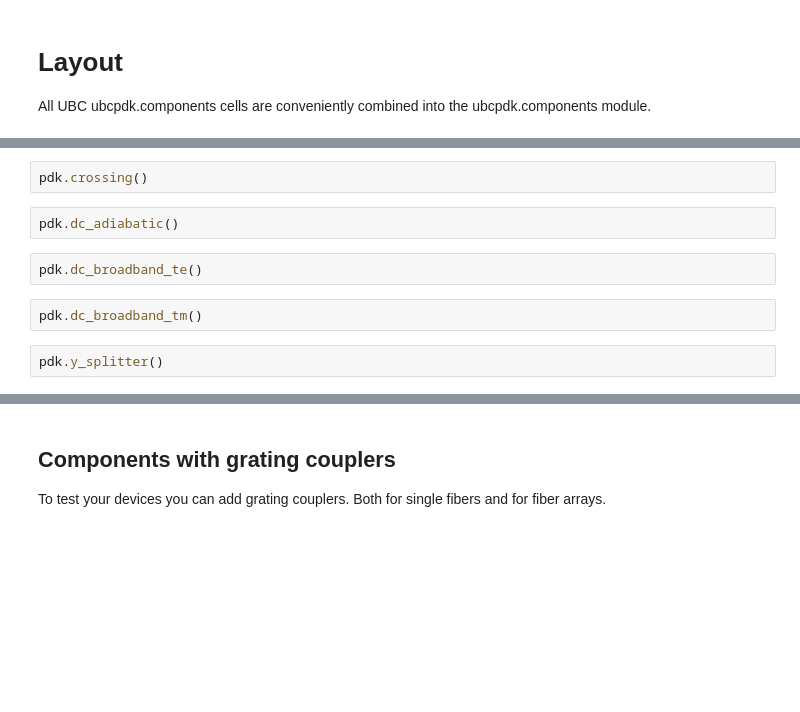
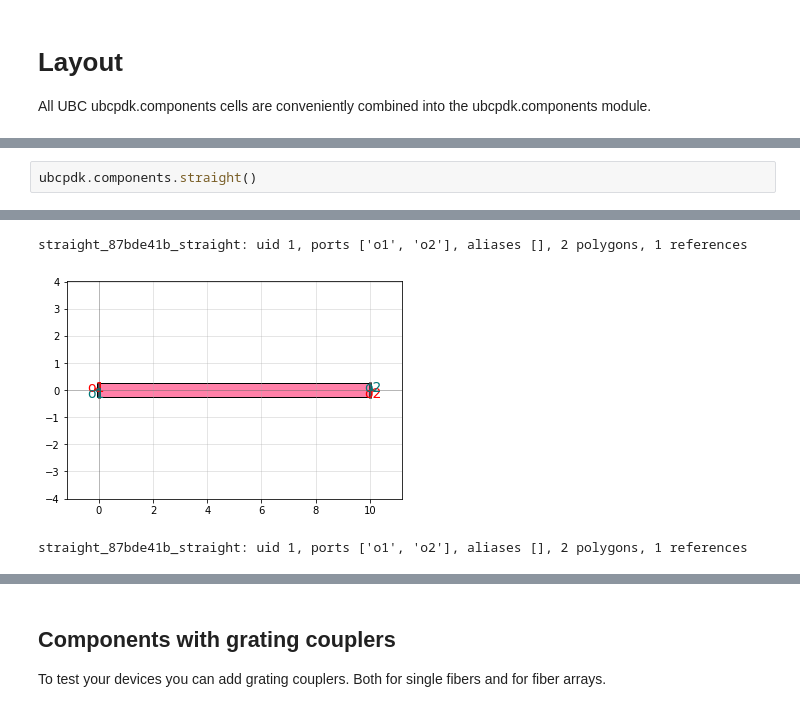
Before and after one commit to gdsfactory/ubc, a Jupyter notebook: docs/notebooks/00_layout.ipynb, the cells around one changed output, grey strips where cells are left out. Saved outputs shown, nothing was run; the diff lists cells and outputs as text; blank space fills up the shorter version.

```diff
--- a/docs/notebooks/00_layout.ipynb
+++ b/docs/notebooks/00_layout.ipynb
@@ -18,10 +11,3 @@ You can see the most basic leaf components from the UBC ubcpdk.components
-# %%
-pdk.crossing()
-# %%
-pdk.dc_adiabatic()
-# %%
-pdk.dc_broadband_te()
-# %%
-pdk.dc_broadband_tm()
-# %%
-pdk.y_splitter()
+# %%
+ubcpdk.components.straight()
+# %% [output]
@@ -27,0 +15,3 @@ pdk.y_splitter()
+straight_87bde41b_straight: uid 1, ports ['o1', 'o2'], aliases [], 2 polygons, 1 references
+[figure, added]
+straight_87bde41b_straight: uid 1, ports ['o1', 'o2'], aliases [], 2 polygons, 1 references
```
Also changed, not shown: parts of 24 cells of this notebook, 31 other files.
